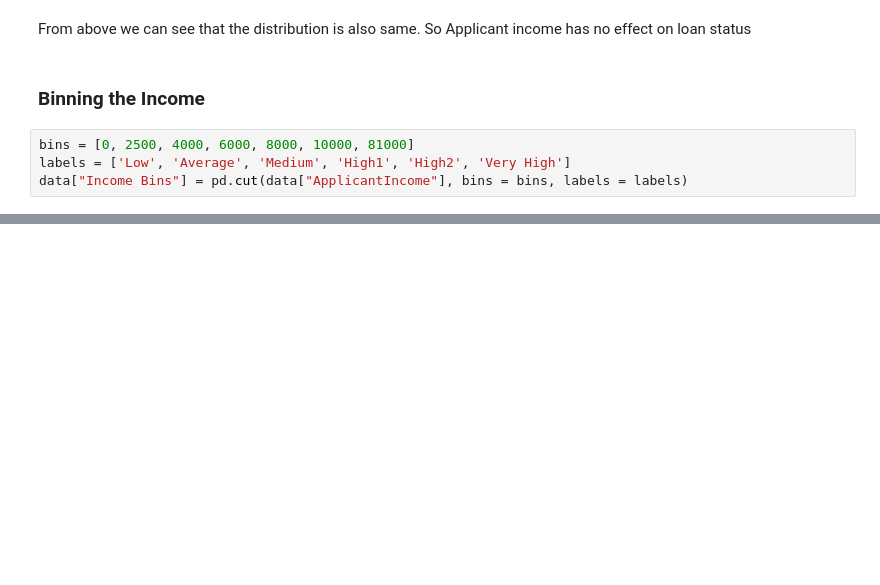
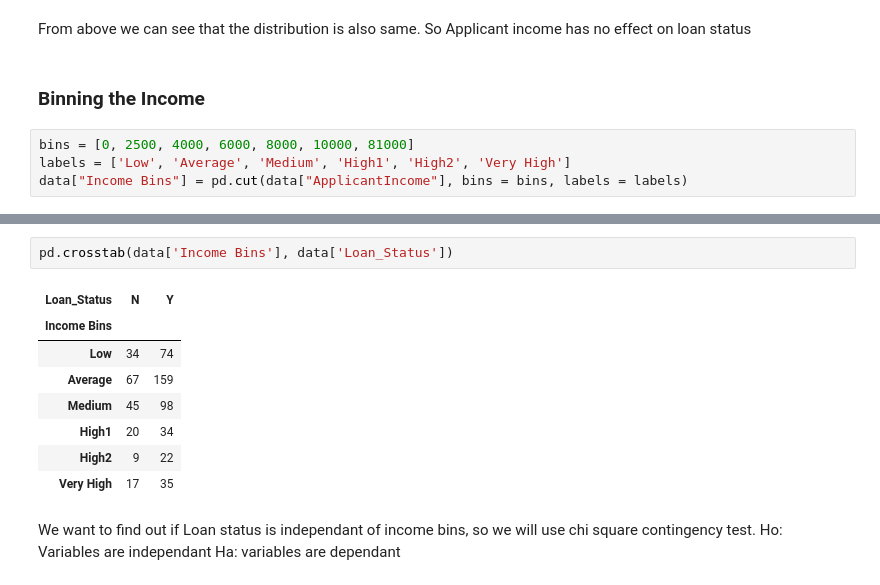
Before and after one commit to AntaraR12/Determine-the-eligibility-for-granting-a-home-loan-, a Jupyter notebook: Code.ipynb, the cells around one changed output, grey strips where cells are left out. Saved outputs shown, nothing was run; the diff lists cells and outputs as text; blank space fills up the shorter version.

```diff
--- a/Code.ipynb
+++ b/Code.ipynb
@@ -294,0 +319,13 @@ data["Income Bins"] = pd.cut(data["ApplicantIncome"], bins = bins, labels = labe
+# %%
+pd.crosstab(data['Income Bins'], data['Loan_Status'])
+# %% [output]
+| Loan_Status | N | Y |
+| Income Bins |  |  |
+| Low | 34 | 74 |
+| Average | 67 | 159 |
+| Medium | 45 | 98 |
+| High1 | 20 | 34 |
+| High2 | 9 | 22 |
+| Very High | 17 | 35 |
+# %% [markdown]
+We want to find out if Loan status is independant of income bins, so we will use chi square contingency test. Ho: Variables are independant Ha: variables are dependant
```
Also changed, not shown: parts of 18 cells of this notebook.
